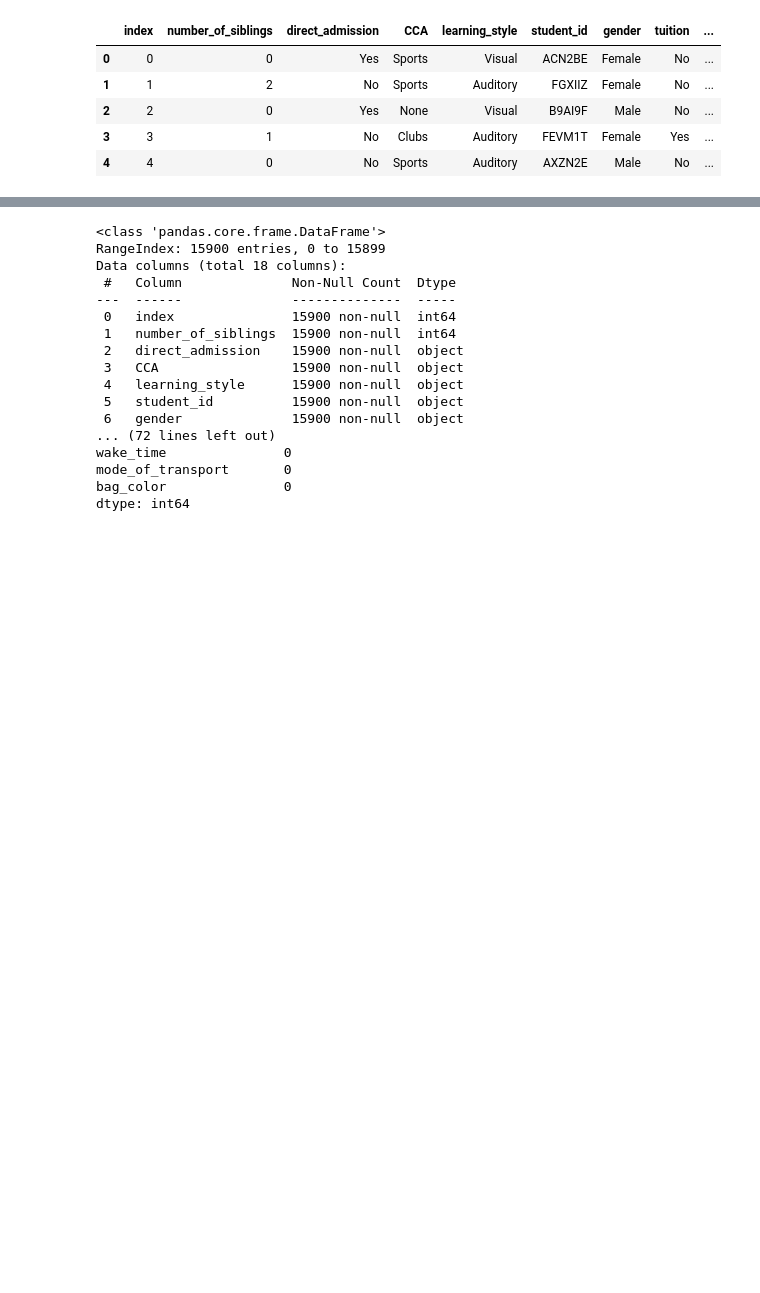
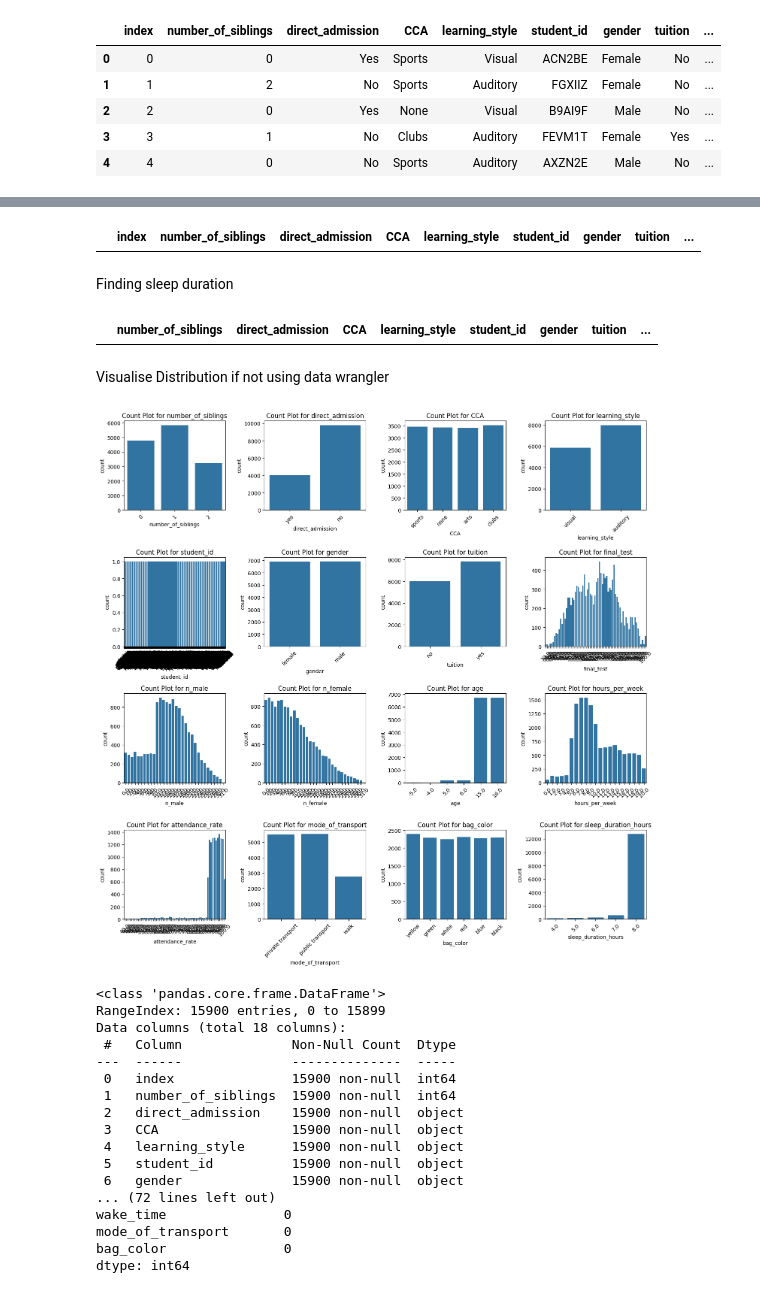
Before and after one commit to shangweisong/AIAP_studentscore, a Jupyter notebook: src/eda.ipynb, the cells around one changed output, grey strips where cells are left out. Drawn from its saved outputs; the diff is of its cells as text; code cells hidden in the pictures; blank space fills up the shorter version.

Commit message:
Processed df and histogram

```diff
--- a/src/eda.ipynb
+++ b/src/eda.ipynb
@@ -89,0 +70,6 @@ dtype: int64
+# %%
+# drop null cells and lowercase string values
+df_cleaned= df_distinct.dropna().applymap(lambda x: x.lower() if isinstance(x, str) else x)
+df_cleaned['tuition'] = df_cleaned['tuition'].replace({'y': 'yes', 'n': 'no'})
+df_cleaned
+print (df_cleaned)
@@ -90,3 +94,53 @@ dtype: int64
+# %%
+df_cleaned.head(0)
+# %% [output]
+|  | index | number_of_siblings | direct_admission | CCA | learning_style | student_id | gender | tuition | ... |
+# %% [markdown]
+Finding sleep duration
+# %%
+# Convert 'sleeptime' and 'waketime' to datetime (using a fixed date to avoid errors)
+df_cleaned['sleep_time'] = pd.to_datetime(df_cleaned['sleep_time'], format='%H:%M')
+df_cleaned['wake_time'] = pd.to_datetime(df_cleaned['wake_time'], format='%H:%M')
+
+# Adjust wake_time if it's earlier than sleep_time
+df_cleaned['wake_time'] = df_cleaned.apply(
+    lambda row: row['wake_time'] + pd.Timedelta(days=1) if row['wake_time'] < row['sleep_time'] else row['wake_time'], axis=1
+)
+
+# Calculate the difference between wake time and sleep time
+df_cleaned['sleep_duration'] = df_cleaned['wake_time'] - df_cleaned['sleep_time']
+df_cleaned['sleep_duration_hours'] = df_cleaned['sleep_duration'].dt.total_seconds() / 3600
+# Display the DataFrame with sleep duration
+print(df_cleaned)
+# %%
+df_processed = df_cleaned.drop(['sleep_duration','index','sleep_time','wake_time','sleep_duration'], axis= 1)
+df_processed.head(0)
+# %% [output]
+|  | number_of_siblings | direct_admission | CCA | learning_style | student_id | gender | tuition | ... |
+# %% [markdown]
+Visualise Distribution if not using data wrangler
+# %%
+import matplotlib.pyplot as plt
+
+columns_to_plot = df_processed.columns[:16]
+
+# Create a 4x4 grid of subplots (16 total)
+fig, axes = plt.subplots(4, 4, figsize=(15, 15))
+
+# Flatten the axes array for easy iteration
+axes = axes.flatten()
+
+# Plot a countplot for each selected column
+for i, col in enumerate(columns_to_plot):
+    sns.countplot(data=df_processed, x=col, ax=axes[i])
+    axes[i].set_title(f'Count Plot for {col}')
+    axes[i].tick_params(axis='x', rotation=45)  # Rotate x-axis labels for readability
+
+# Adjust layout to prevent overlap
+plt.tight_layout()
+plt.show()
+# %% [output]
+[figure, added]
 # %%
 print(df.info())       # Data types and non-null counts
 print(df.describe())   # Summary statistics for numerical columns
```
Also changed, not shown: parts of 4 cells of this notebook.
